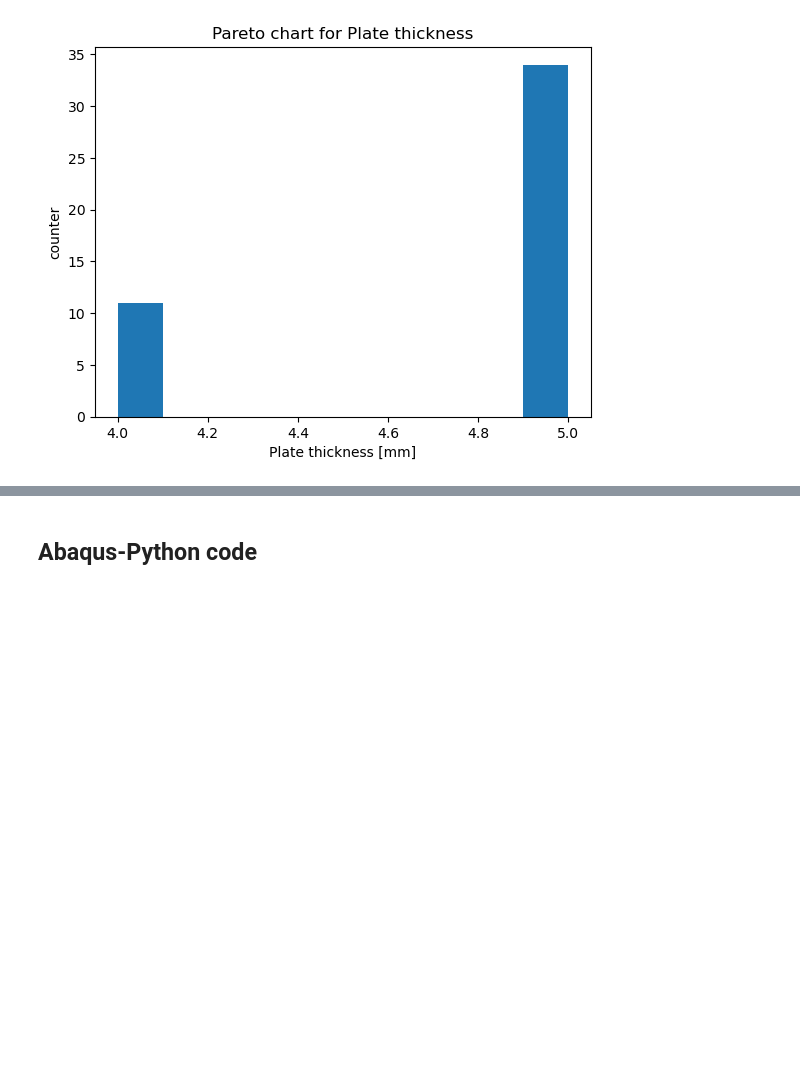
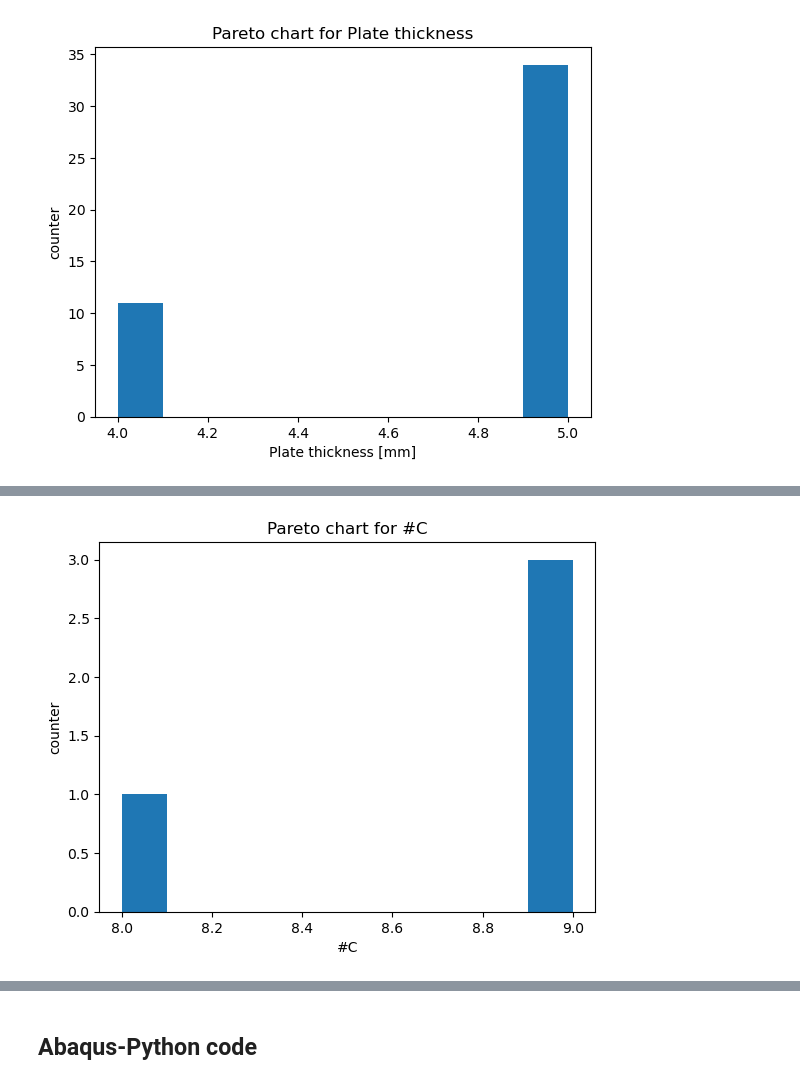
Before and after one commit to lcpinello/PythonDrivingLicense, a Jupyter notebook: Project.ipynb, the cells around one changed output, grey strips where cells are left out. Cells and saved outputs as stored; diff of their text form; code cells hidden in the pictures; blank space fills up the shorter version.

```diff
--- a/Project.ipynb
+++ b/Project.ipynb
@@ -23,7 +23,7 @@ Cwind = 1.5
 
 ## constraints
 
-limit_stress = 40 #MPa
+limit_stress = 85 #MPa
 limit_slopedev = 0.001
 
 ## Loading results
@@ -76,5 +76,5 @@ for kk in range(0,len(configurationNames)):
 #print(stress_max)
 
 indx_stress = np.argwhere(stress_max < limit_stress)
-print(len(indx_stress),' configurations satisfy the limit on maximum stress')#, indx_stress+1)
+print(len(indx_stress),' configurations satisfy the limit on maximum stress for the plate')#, indx_stress+1)
 # %% [output]
@@ -273,0 +673,15 @@ plt.show()
+# %%
+t = np.intersect1d(indx_stress,indx_slope)
+t1 = np.intersect1d(t,indx_stress_C_VD)
+t = np.intersect1d(t1,indx_stress_C_VU)
+t1 = np.intersect1d(t,indx_stress_C_UL)
+t = np.intersect1d(t1,indx_stress_C_UR)
+t1 = np.intersect1d(t,indx_stress_C_UL)
+t = np.intersect1d(t1,indx_stress_C_ML)
+t1 = np.intersect1d(t,indx_stress_C_MR)
+t = np.intersect1d(t1,indx_stress_C_DL)
+t1 = np.intersect1d(t,indx_stress_C_DR)
+t = np.intersect1d(t1,indx_stress_C_C)
+
+print(len(t),' configurations satisfy all the constraints: ', t+1)
+print(configurationNames[t])
@@ -273,0 +692,72 @@ plt.show()
+# %%
+## Pareto analysis to find the parameters that impact the most on the final configurations
+
+ConfFinal = np.zeros(len(t))
+numC = np.zeros(len(t), dtype=int)
+C_thickness = np.zeros(len(t), dtype=int)
+C_height = np.zeros(len(t), dtype=int)
+plate_thickness = np.zeros(len(t), dtype=int)
+
+for ii in range(len(t)):
+    jj = t[ii]
+    temp = str(configurationNames[jj])
+
+    if len(temp) == 23:
+        numC[ii] = int(temp[2])
+        C_thickness[ii] = int(temp[7:9])/10
+        C_height[ii] = int(temp[13:17])/10
+        plate_thickness[ii] = int(temp[21:23])/10
+    else:
+        numC[ii] = int(temp[2])
+        C_thickness[ii] = int(temp[7:9])/10
+        C_height[ii] = int(temp[13:16])/10
+        plate_thickness[ii] = int(temp[20:22])/10
+
+numC_counter = (Counter(numC))
+print('#C counter: ', numC_counter)
+tot_numC = len(numC)
+
+C_thickness_counter = Counter(C_thickness)
+print('C thickness: ', C_thickness_counter)
+tot_Ct = len(C_thickness)
+
+C_height_counter = Counter(C_height)
+print('C height: ', C_height_counter)
+tot_Ch = len(C_height)
+
+plate_thickness_counter = Counter(plate_thickness)
+print('plate thickness: ', plate_thickness_counter)
+tot_pt = len(plate_thickness)
+
+numC_vect = np.linspace(7, 9, 3)
+Ct_vect = np.linspace(10, 50, 5)
+Ch_vect = np.linspace(400, 1000, 7)
+pt_vect = np.linspace(40, 50, 2)
+
+numC_perc = np.zeros(len(numC_vect))
+Ct_perc = np.zeros(len(Ct_vect))
+Ch_perc = np.zeros(len(Ch_vect))
+pt_perc = np.zeros(len(pt_vect))
+
+for ii in range(0,len(numC_vect)):
+    indx = numC_vect[ii]
+    numC_perc[ii] = 100*numC_counter[indx]/len(indx_slope)
+
+for ii in range(0,len(Ct_vect)):
+    indx = Ct_vect[ii]
+    Ct_perc[ii] = 100*C_thickness_counter[indx]/len(indx_slope)
+
+for ii in range(0,len(Ch_vect)):
+    indx = Ch_vect[ii]
+    Ch_perc[ii] = 100*C_height_counter[indx]/len(indx_slope)
+
+for ii in range(0,len(pt_vect)):
+    indx = pt_vect[ii]
+    pt_perc[ii] = 100*plate_thickness_counter[indx]/len(indx_slope)
+
+fig, ax = plt.subplots()
+plt.hist(numC)
+ax.set_title('Pareto chart for #C')
+ax.set(xlabel='#C', ylabel='counter')
+plt.show()
+# %% [output]
@@ -273,0 +768 @@ plt.show()
+[figure, added]
```
Also changed, not shown: parts of 9 cells of this notebook.
